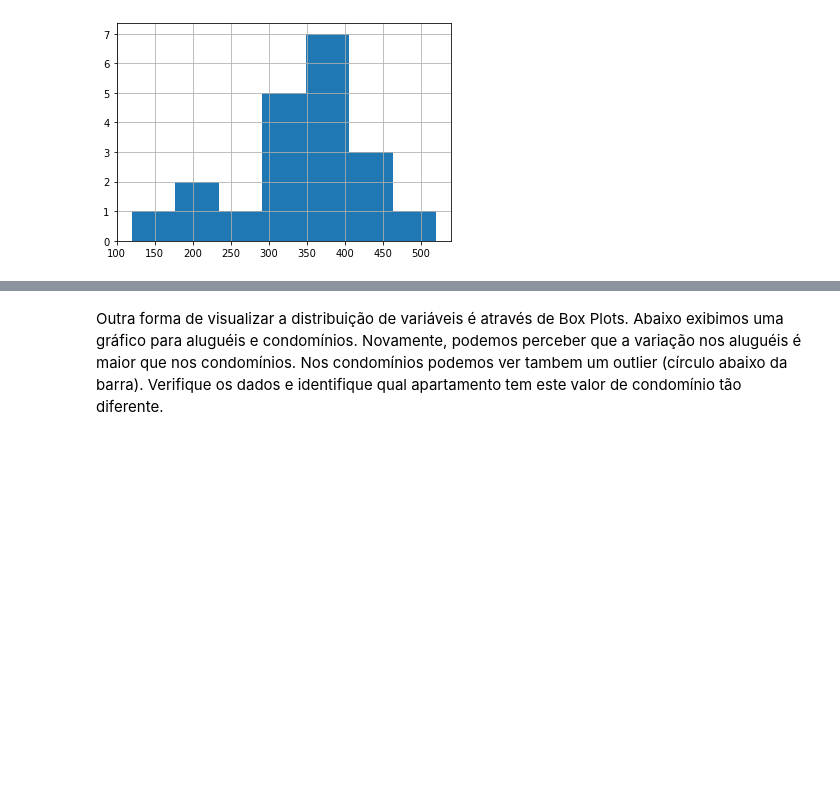
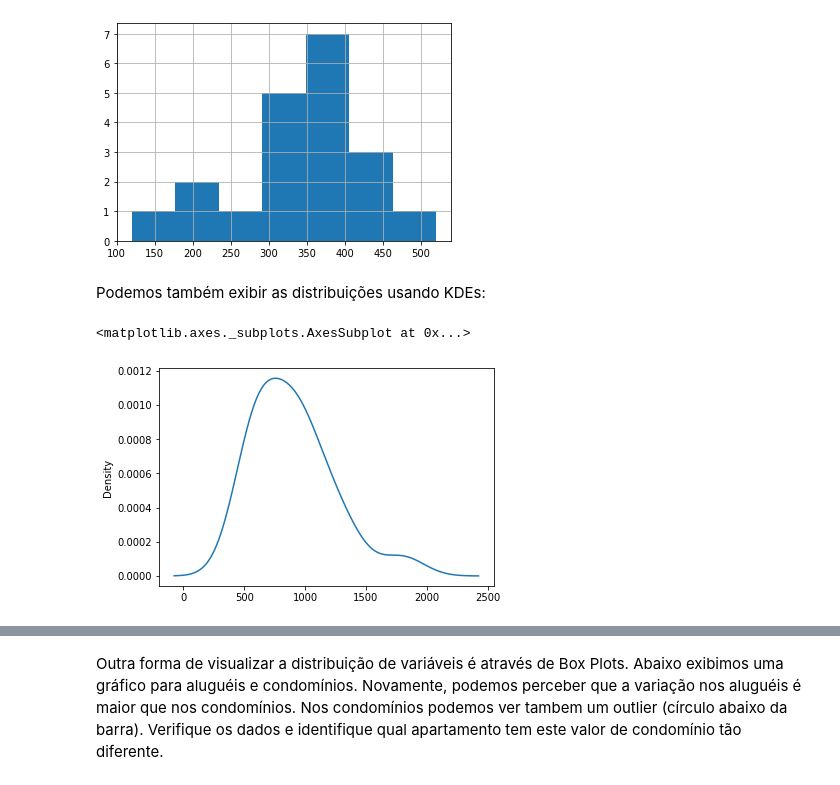
Before and after one commit to luizcelsojr/datascience, a Jupyter notebook: notebooks/03e-Pandas_Análise Exploratória.ipynb, the cells around one changed output, grey strips where cells are left out. Cells and saved outputs as stored; diff of their text form; code cells hidden in the pictures; blank space fills up the shorter version.

```diff
--- a/notebooks/03e-Pandas_Análise Exploratória.ipynb
+++ b/notebooks/03e-Pandas_Análise Exploratória.ipynb
@@ -64,3 +64,10 @@ df['condominio'].hist(bins=7)
 # %% [output]
 <matplotlib.axes._subplots.AxesSubplot at 0x...>
 [figure]
+# %% [markdown]
+Podemos também exibir as distribuições usando KDEs:
+# %%
+df['aluguel'].plot.kde()
+# %% [output]
+<matplotlib.axes._subplots.AxesSubplot at 0x...>
+[figure, added]
```
Also changed, not shown: parts of 1 cell of this notebook.
